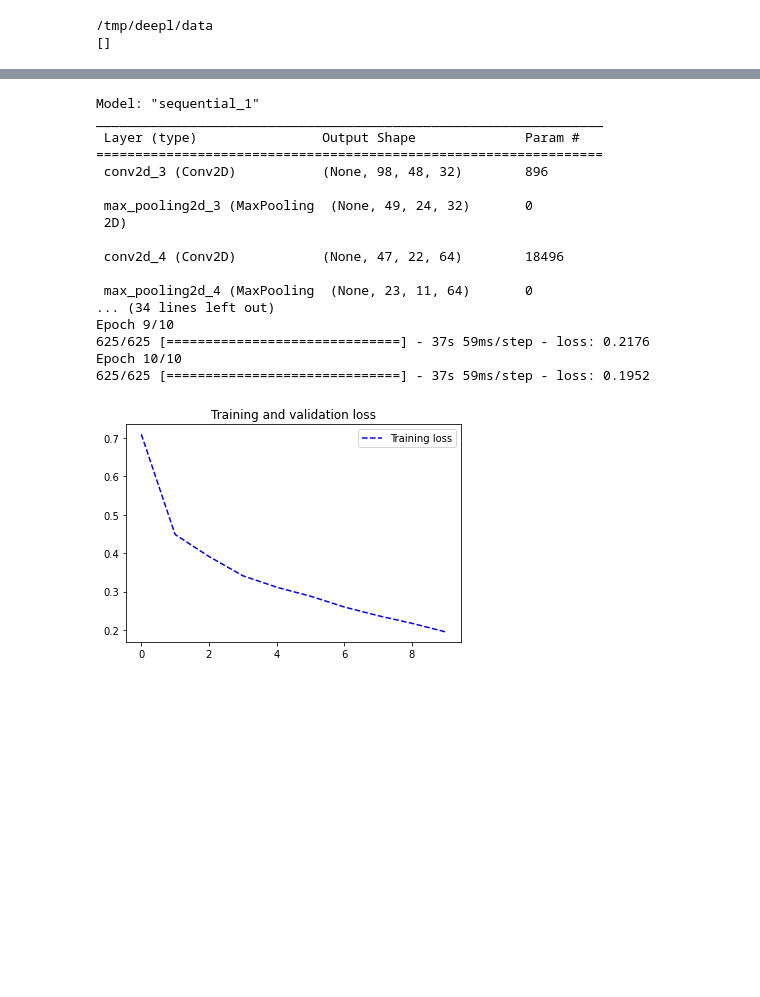
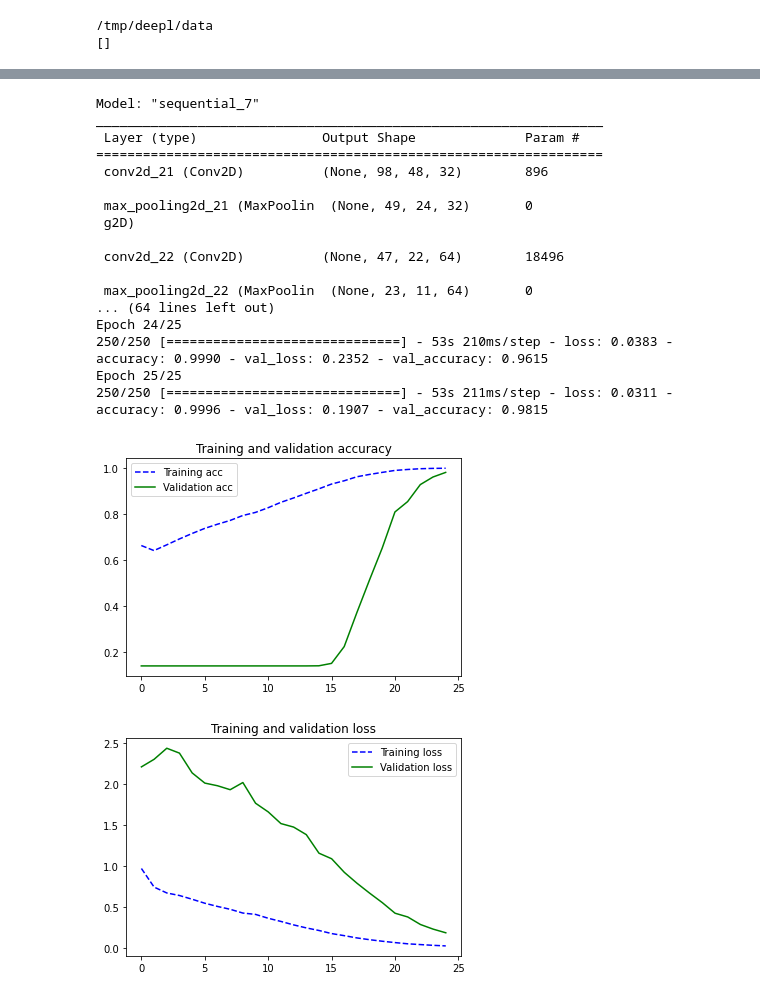
Before and after one commit to Tocard-Inc/Deep-Learning, a Jupyter notebook: notebook.ipynb, the cells around one changed output, grey strips where cells are left out. Saved outputs shown, nothing was run; the diff lists cells and outputs as text; code cells hidden in the pictures; blank space fills up the shorter version.

Commit message:
fix: accuracy now working

```diff
--- a/notebook.ipynb
+++ b/notebook.ipynb
@@ -282,50 +266,51 @@ model = Sequential([
 model.summary()
 
 adam = optimizers.Adam(learning_rate=7e-6)
-# model.compile(optimizer=adam, loss='sparse_categorical_crossentropy', metrics=['accuracy']) # not currently working
-model.compile(optimizer=adam, loss='sparse_categorical_crossentropy')
-history = model.fit(dataset_train, validation_data=dataset_validate, epochs=10)
+model.compile(optimizer=adam, loss='sparse_categorical_crossentropy', metrics=['accuracy'])
+history = model.fit(dataset_train, validation_data=dataset_validate, epochs=25, batch_size=BATCH_SIZE)
 # %% [output]
-Model: "sequential_1"
+Model: "sequential_7"
 _________________________________________________________________
  Layer (type)                Output Shape              Param #
 =================================================================
- conv2d_3 (Conv2D)           (None, 98, 48, 32)        896
+ conv2d_21 (Conv2D)          (None, 98, 48, 32)        896
 
- max_pooling2d_3 (MaxPooling  (None, 49, 24, 32)       0
- 2D)
+ max_pooling2d_21 (MaxPoolin  (None, 49, 24, 32)       0
+ g2D)
 
- conv2d_4 (Conv2D)           (None, 47, 22, 64)        18496
+ conv2d_22 (Conv2D)          (None, 47, 22, 64)        18496
 
- max_pooling2d_4 (MaxPooling  (None, 23, 11, 64)       0
-... (34 lines left out)
-Epoch 9/10
-625/625 [==============================] - 37s 59ms/step - loss: 0.2176
-Epoch 10/10
-625/625 [==============================] - 37s 59ms/step - loss: 0.1952
+ max_pooling2d_22 (MaxPoolin  (None, 23, 11, 64)       0
+... (64 lines left out)
+Epoch 24/25
+250/250 [==============================] - 53s 210ms/step - loss: 0.0383 - accuracy: 0.9990 - val_loss: 0.2352 - val_accuracy: 0.9615
+Epoch 25/25
+250/250 [==============================] - 53s 211ms/step - loss: 0.0311 - accuracy: 0.9996 - val_loss: 0.1907 - val_accuracy: 0.9815
 # %%
 def plot_training_analysis():
-#   acc = history.history['accuracy']
-#   val_acc = history.history['val_accuracy']
-  loss = history.history['loss']
-#   val_loss = history.history['val_loss']
+    acc = history.history["accuracy"]
+    val_acc = history.history["val_accuracy"]
+    loss = history.history["loss"]
+    val_loss = history.history["val_loss"]
 
-  epochs = range(len(loss))
+    epochs = range(len(loss))
 
-#   plt.plot(epochs, acc, 'b', linestyle="--",label='Training acc')
-#   plt.plot(epochs, val_acc, 'g', label='Validation acc')
-#   plt.title('Training and validation accuracy')
-#   plt.legend()
+    plt.plot(epochs, acc, "b", linestyle="--", label="Training acc")
+    plt.plot(epochs, val_acc, "g", label="Validation acc")
+    plt.title("Training and validation accuracy")
+    plt.legend()
 
-#   plt.figure()
+    plt.figure()
 
-  plt.plot(epochs, loss, 'b', linestyle="--",label='Training loss')
-#   plt.plot(epochs, val_loss,'g', label='Validation loss')
-  plt.title('Training and validation loss')
-  plt.legend()
+    plt.plot(epochs, loss, "b", linestyle="--", label="Training loss")
+    plt.plot(epochs, val_loss, "g", label="Validation loss")
+    plt.title("Training and validation loss")
+    plt.legend()
 
-  plt.show()
+    plt.show()
+
 
 plot_training_analysis()
 # %% [output]
-[figure, old version]
+[figure, new version]
+[figure, added]
```
Also changed, not shown: parts of 9 cells of this notebook.
